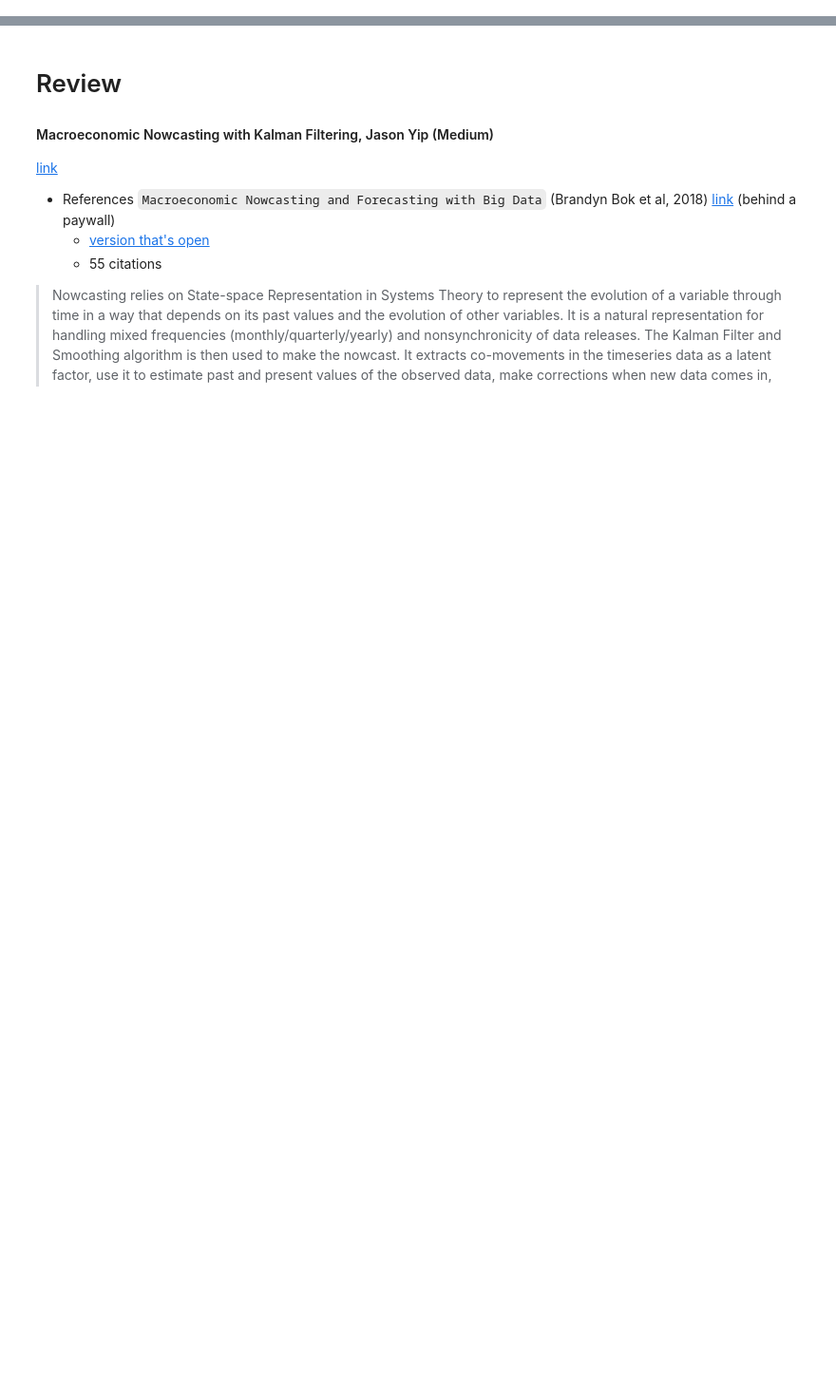
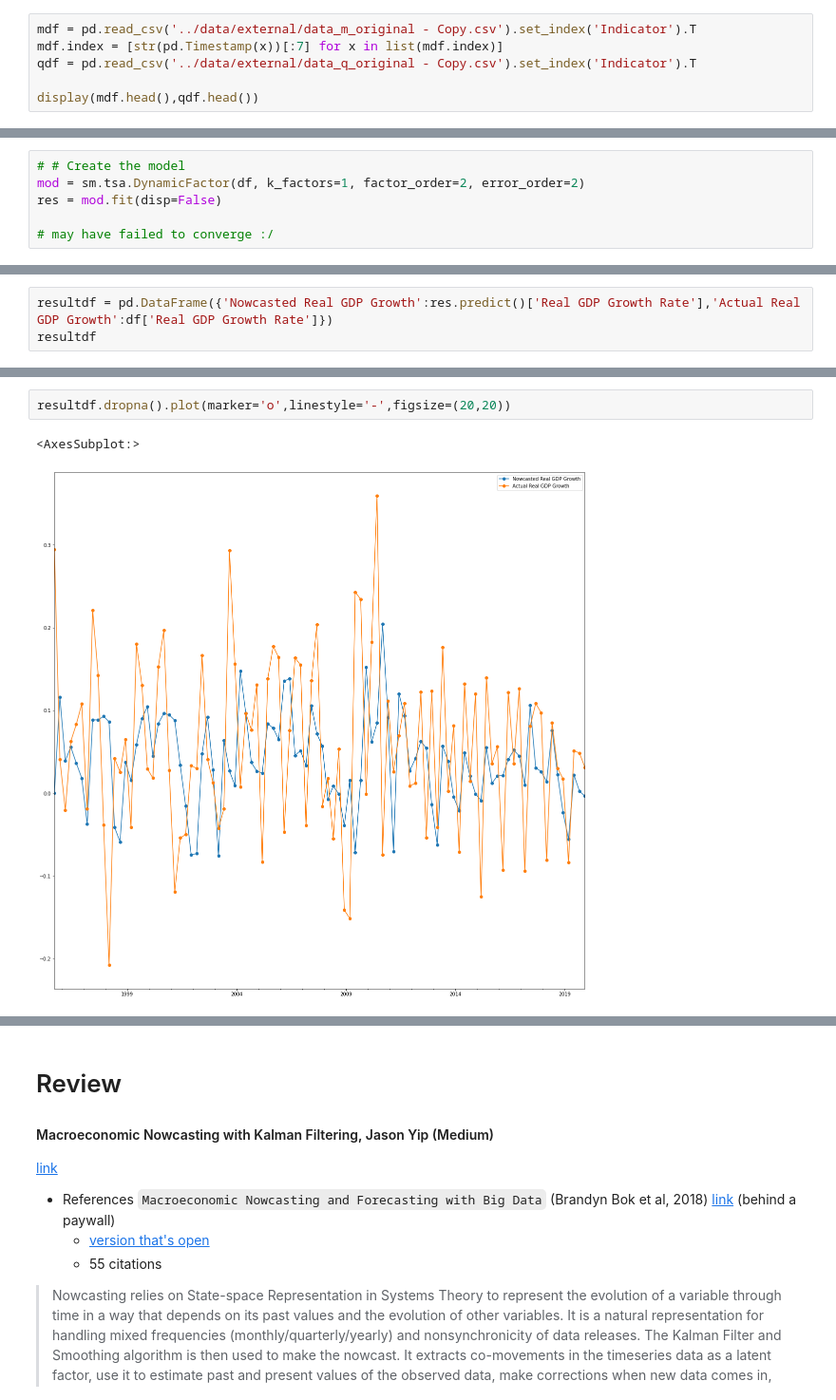
Before and after one commit to GeoffPidcock/ais-pacifimpact, a Jupyter notebook: notebooks/02--geoffpidcock--model-prototyping.ipynb, the cells around one changed output, grey strips where cells are left out. Shown at 95% size. Cells and saved outputs as stored; diff of their text form; blank space fills up the shorter version.

Commit message:
add replication and application to modelling notebook, update requirements

```diff
--- a/notebooks/02--geoffpidcock--model-prototyping.ipynb
+++ b/notebooks/02--geoffpidcock--model-prototyping.ipynb
@@ -12,0 +23,6 @@ Geoff Pidcock | PacifImpact | Sept 2020
+# %%
+mdf = pd.read_csv('../data/external/data_m_original - Copy.csv').set_index('Indicator').T
+mdf.index = [str(pd.Timestamp(x))[:7] for x in list(mdf.index)]
+qdf = pd.read_csv('../data/external/data_q_original - Copy.csv').set_index('Indicator').T
+
+display(mdf.head(),qdf.head())
@@ -12,0 +106,6 @@ Geoff Pidcock | PacifImpact | Sept 2020
+# %%
+# # Create the model
+mod = sm.tsa.DynamicFactor(df, k_factors=1, factor_order=2, error_order=2)
+res = mod.fit(disp=False)
+
+# may have failed to converge :/
@@ -12,0 +116,3 @@ Geoff Pidcock | PacifImpact | Sept 2020
+# %%
+resultdf = pd.DataFrame({'Nowcasted Real GDP Growth':res.predict()['Real GDP Growth Rate'],'Actual Real GDP Growth':df['Real GDP Growth Rate']})
+resultdf
@@ -12,0 +133,5 @@ Geoff Pidcock | PacifImpact | Sept 2020
+# %%
+resultdf.dropna().plot(marker='o',linestyle='-',figsize=(20,20))
+# %% [output]
+<AxesSubplot:>
+[figure, added]
```
Also changed, not shown: parts of 30 cells of this notebook, 1 other file.
